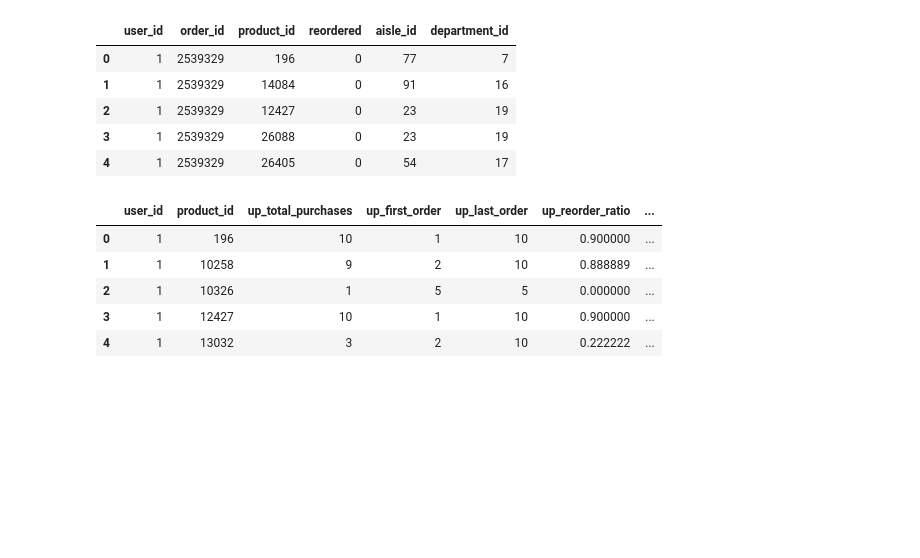
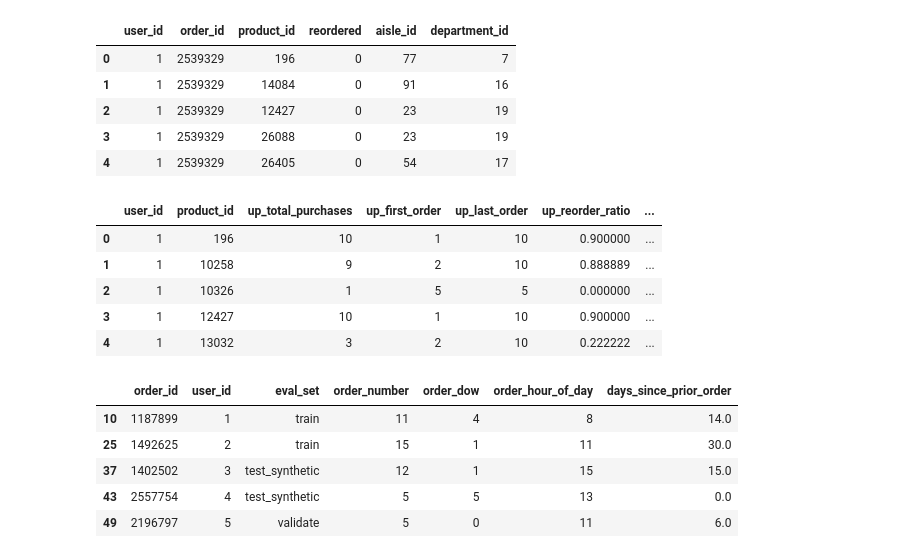
Before and after one commit to darianyee/Instacart---Data-Science-Project, a Jupyter notebook: src/main.ipynb, the cells around one changed output. Drawn from its saved outputs; the diff is of its cells as text; code cells hidden in the pictures; blank space fills up the shorter version.

```diff
--- a/src/main.ipynb
+++ b/src/main.ipynb
@@ -249,3 +254,15 @@ df.head()
 | 2 | 1 | 10326 | 1 | 5 | 5 | 0.000000 | ... |
 | 3 | 1 | 12427 | 10 | 1 | 10 | 0.900000 | ... |
 | 4 | 1 | 13032 | 3 | 2 | 10 | 0.222222 | ... |
+# %%
+#Now that we have all the features, we want to merge with the most recent train, validate or test order to obtain the y varaible
+
+future_orders = orders[orders['eval_set'].isin(['train', 'validate', 'test_synthetic'])].copy()
+future_orders.head()
+# %% [output]
+|  | order_id | user_id | eval_set | order_number | order_dow | order_hour_of_day | days_since_prior_order |
+| 10 | 1187899 | 1 | train | 11 | 4 | 8 | 14.0 |
+| 25 | 1492625 | 2 | train | 15 | 1 | 11 | 30.0 |
+| 37 | 1402502 | 3 | test_synthetic | 12 | 1 | 15 | 15.0 |
+| 43 | 2557754 | 4 | test_synthetic | 5 | 5 | 13 | 0.0 |
+| 49 | 2196797 | 5 | validate | 5 | 0 | 11 | 6.0 |
```
Also changed, not shown: parts of 19 cells of this notebook, 2 other files.
